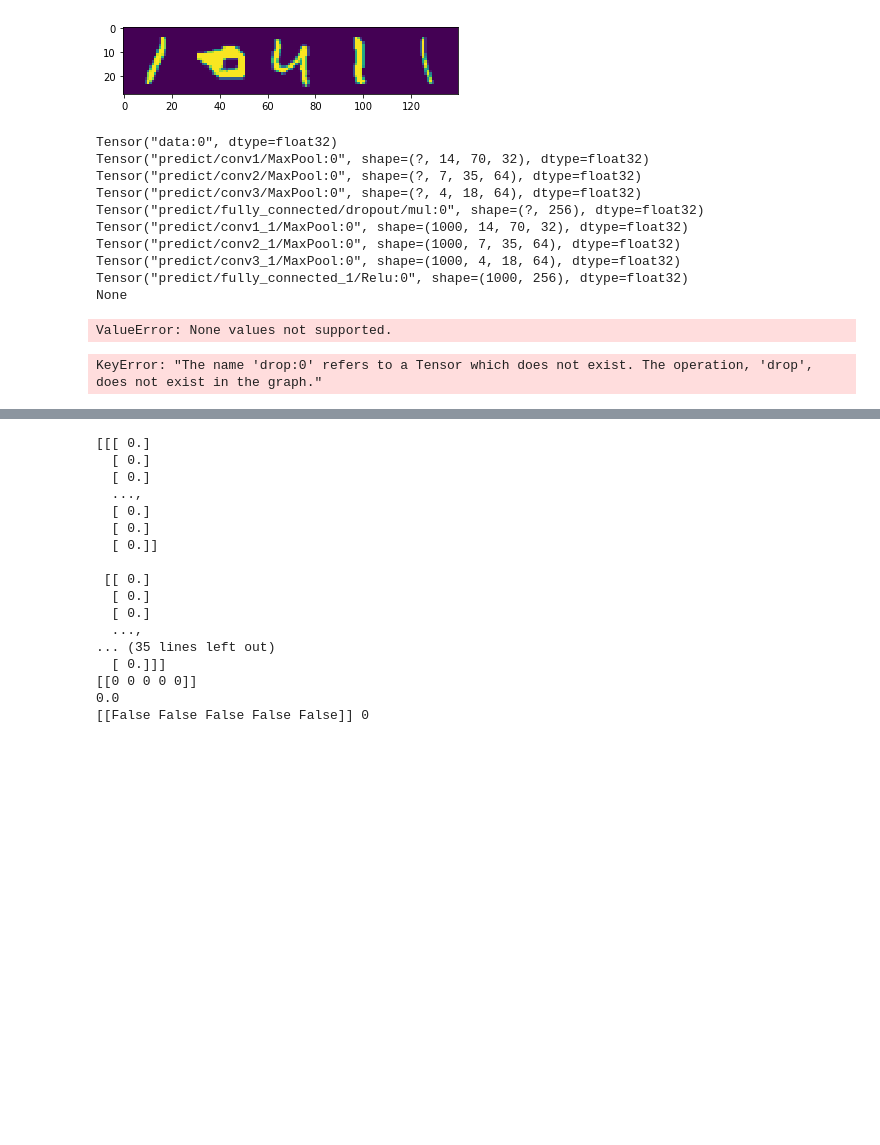
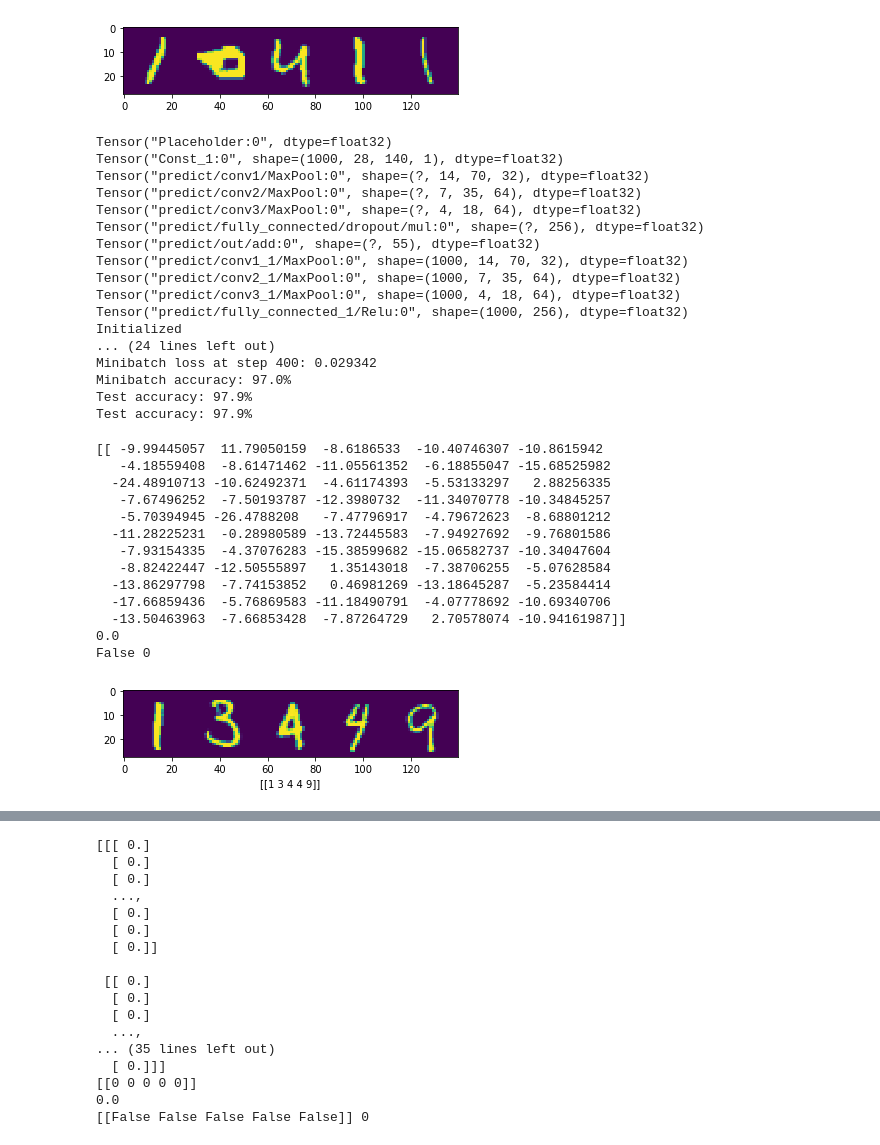
Before and after one commit to Heerozh/machine-learning, a Jupyter notebook: projects/digit_recognition/digit_recognition.ipynb, the cells around one changed output, grey strips where cells are left out. Drawn from its saved outputs; the diff is of its cells as text; code cells hidden in the pictures; blank space fills up the shorter version.

Commit message:
save complete

```diff
--- a/projects/digit_recognition/digit_recognition.ipynb
+++ b/projects/digit_recognition/digit_recognition.ipynb
@@ -48,7 +48,7 @@ num_labels = mnist_seq.DIGITS
 # Generate training data
 random.seed(1)
 train_data, train_labs = mnist_seq.gen_data(10000, seqs=num_seqlen)
-test_data, test_labs = mnist_seq.gen_data(1000, test=True, seqs=num_seqlen)
+vail_data, vail_labs = mnist_seq.gen_data(1000, test=True, seqs=num_seqlen)
 # %% [output]
 Extracting MNIST_data/train-images-idx3-ubyte.gz
 Extracting MNIST_data/train-labels-idx1-ubyte.gz
@@ -102,49 +98,62 @@ def my_model(x_input, drop=None):
         shape = relu.get_shape().as_list()
         csize = shape[1] * shape[2] * shape[3]
         reshape = tf.reshape(relu, [-1, csize])
-        relu = helper.relu(reshape, [csize, depth4], drop=drop)
+        relu = helper.relu(reshape, kernel_shape=[csize, depth4], drop=drop)
 
     with tf.variable_scope("out"):
-        weights, biases = helper.var([depth4, num_labels * num_seqlen])
+        weights, biases = helper.var([depth4, num_labels * num_seqlen]) #11 * 5 = 55
         return tf.matmul(relu, weights) + biases
 
 clf = helper.Learner(my_model, accuracy,
-                     steps=601, batch_size=128,
+                     steps=401, batch_size=128, learning_rate=0.01,
                      loss=tf.nn.sigmoid_cross_entropy_with_logits,
-                     optimizer=tf.train.AdamOptimizer,
-                     save='first.model')
+                     optimizer=tf.train.AdamOptimizer
+                     )
 
 clf.fit(train_data, train_labs, test_data, test_labs)
 # %% [output]
-Tensor("data:0", dtype=float32)
+Tensor("Placeholder:0", dtype=float32)
+Tensor("Const_1:0", shape=(1000, 28, 140, 1), dtype=float32)
 Tensor("predict/conv1/MaxPool:0", shape=(?, 14, 70, 32), dtype=float32)
 Tensor("predict/conv2/MaxPool:0", shape=(?, 7, 35, 64), dtype=float32)
 Tensor("predict/conv3/MaxPool:0", shape=(?, 4, 18, 64), dtype=float32)
 Tensor("predict/fully_connected/dropout/mul:0", shape=(?, 256), dtype=float32)
+Tensor("predict/out/add:0", shape=(?, 55), dtype=float32)
 Tensor("predict/conv1_1/MaxPool:0", shape=(1000, 14, 70, 32), dtype=float32)
 Tensor("predict/conv2_1/MaxPool:0", shape=(1000, 7, 35, 64), dtype=float32)
 Tensor("predict/conv3_1/MaxPool:0", shape=(1000, 4, 18, 64), dtype=float32)
 Tensor("predict/fully_connected_1/Relu:0", shape=(1000, 256), dtype=float32)
-None
+Initialized
+... (24 lines left out)
+Minibatch loss at step 400: 0.029342
+Minibatch accuracy: 97.0%
+Test accuracy: 97.9%
+Test accuracy: 97.9%
-ValueError: None values not supported.
 # %%
-helper = reload(helper)
-clf = helper.Learner(my_model, accuracy,
-                     save='first.model')
-clf.load(step="1000")
-
 sample_idx = np.random.randint(len(test_data))  # pick a random image index
 sample_image = test_data[sample_idx, :]  # extract a 2D slice
 plt.imshow(sample_image.reshape(28, 28*5))  # display it
 
-#saver = tf.train.Saver()
-predict_lab = clf.predict([[sample_image]])
+predict_lab = clf.predict(np.array([sample_image]))
 
-plt.xlabel(  predict_lab[0] )
+plt.xlabel(  argmaxlab(predict_lab[0]) )
 print(predict_lab)
 print((100.0 * np.sum(predict_lab == argmaxlab(test_labs[sample_idx]))
           / (1 * num_seqlen)))
 t =( predict_lab == argmaxlab(test_labs[sample_idx]))
 print(t, np.sum(t))
 # %% [output]
-KeyError: "The name 'drop:0' refers to a Tensor which does not exist. The operation, 'drop', does not exist in the graph."
+[[ -9.99445057  11.79050159  -8.6186533  -10.40746307 -10.8615942
+   -4.18559408  -8.61471462 -11.05561352  -6.18855047 -15.68525982
+  -24.48910713 -10.62492371  -4.61174393  -5.53133297   2.88256335
+   -7.67496252  -7.50193787 -12.3980732  -11.34070778 -10.34845257
+   -5.70394945 -26.4788208   -7.47796917  -4.79672623  -8.68801212
+  -11.28225231  -0.28980589 -13.72445583  -7.94927692  -9.76801586
+   -7.93154335  -4.37076283 -15.38599682 -15.06582737 -10.34047604
+   -8.82422447 -12.50555897   1.35143018  -7.38706255  -5.07628584
+  -13.86297798  -7.74153852   0.46981269 -13.18645287  -5.23584414
+  -17.66859436  -5.76869583 -11.18490791  -4.07778692 -10.69340706
+  -13.50463963  -7.66853428  -7.87264729   2.70578074 -10.94161987]]
+0.0
+False 0
+[figure, added]
```
Also changed, not shown: parts of 5 cells of this notebook, 1 other file.
